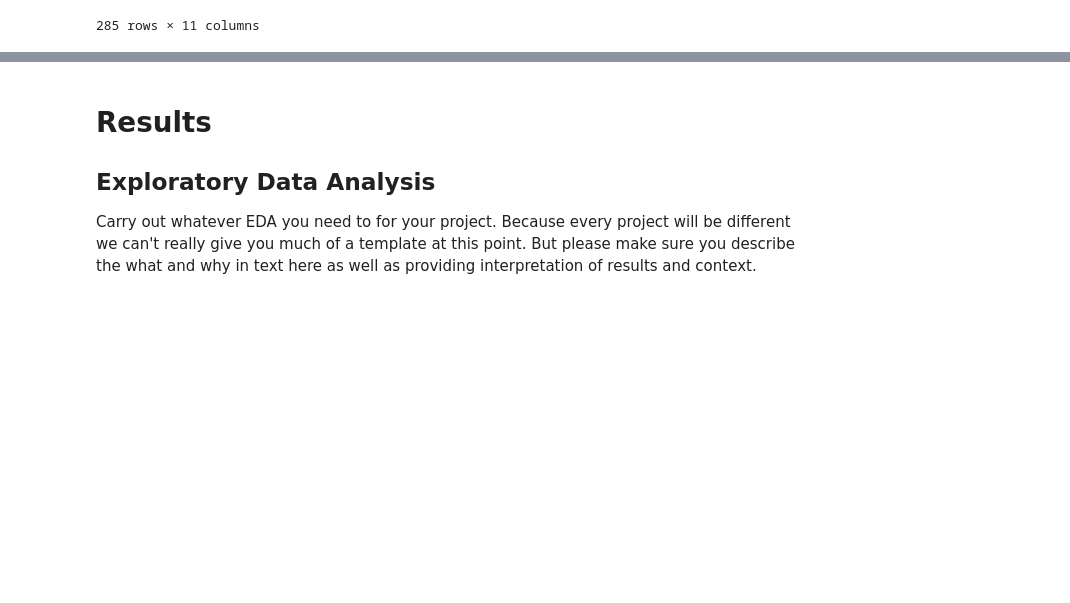
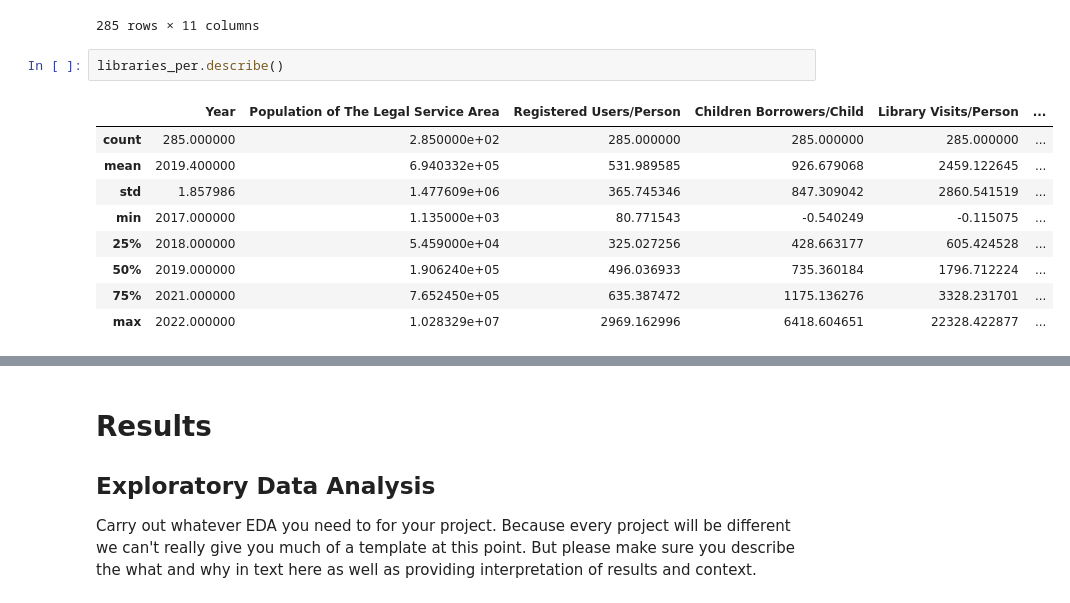
Before and after one commit to KaitlynChou/COGS-108-Project, a Jupyter notebook: EDACheckpoint_Group057_WI24.ipynb, the cells around one changed output, grey strips where cells are left out. Saved outputs shown, nothing was run; the diff lists cells and outputs as text; blank space fills up the shorter version.

```diff
--- a/EDACheckpoint_Group057_WI24.ipynb
+++ b/EDACheckpoint_Group057_WI24.ipynb
@@ -403,3 +426,15 @@ libraries_per
 | 283 | Yuba | 2021 | 79407.0 | 475.965595 | 157.917384 | ... |
 | 284 | Yuba | 2022 | 82275.0 | 466.593741 | 145.023128 | ... |
 285 rows × 11 columns
+# %%
+libraries_per.describe()
+# %% [output]
+|  | Year | Population of The Legal Service Area | Registered Users/Person | Children Borrowers/Child | Library Visits/Person | ... |
+| count | 285.000000 | 2.850000e+02 | 285.000000 | 285.000000 | 285.000000 | ... |
+| mean | 2019.400000 | 6.940332e+05 | 531.989585 | 926.679068 | 2459.122645 | ... |
+| std | 1.857986 | 1.477609e+06 | 365.745346 | 847.309042 | 2860.541519 | ... |
+| min | 2017.000000 | 1.135000e+03 | 80.771543 | -0.540249 | -0.115075 | ... |
+| 25% | 2018.000000 | 5.459000e+04 | 325.027256 | 428.663177 | 605.424528 | ... |
+| 50% | 2019.000000 | 1.906240e+05 | 496.036933 | 735.360184 | 1796.712224 | ... |
+| 75% | 2021.000000 | 7.652450e+05 | 635.387472 | 1175.136276 | 3328.231701 | ... |
+| max | 2022.000000 | 1.028329e+07 | 2969.162996 | 6418.604651 | 22328.422877 | ... |
```
Also changed, not shown: parts of 6 cells of this notebook.
